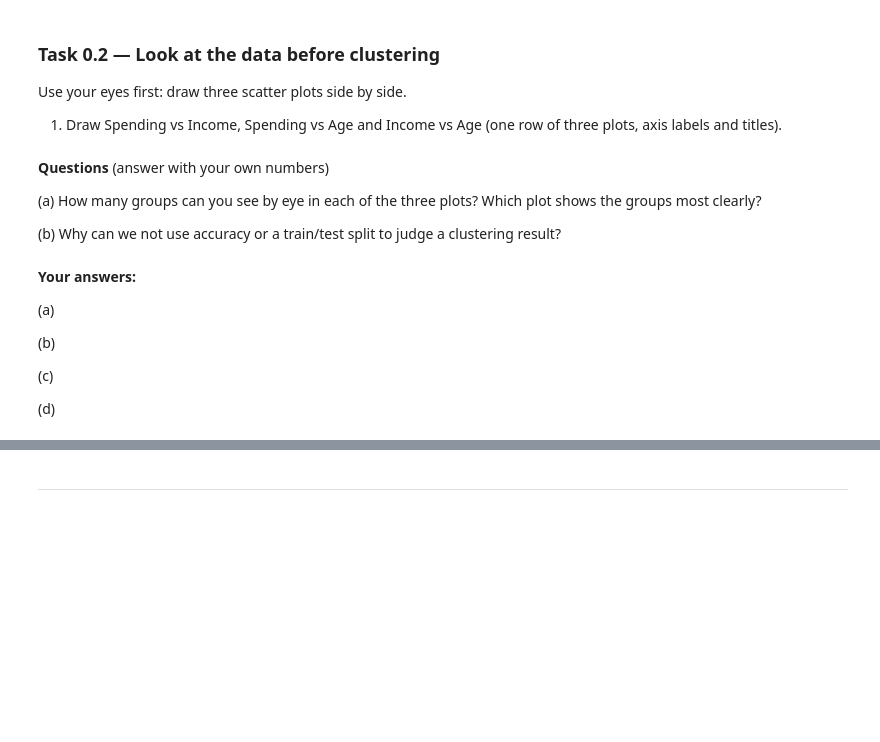
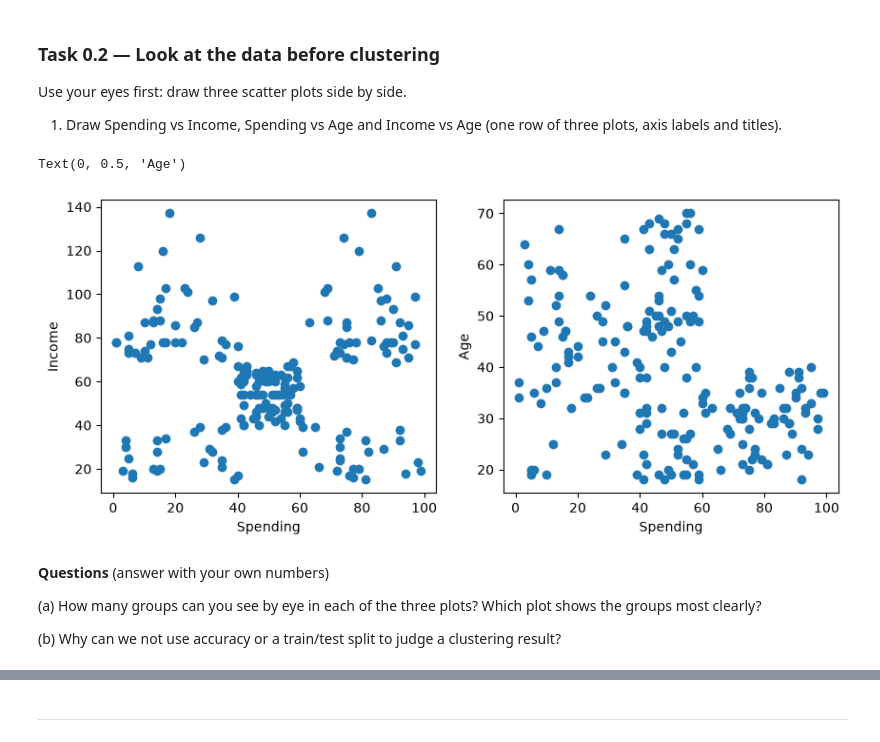
Before and after one commit to MubashirShafique/machine-learning-coursework, a Jupyter notebook: week10 Lab/Lab10_KMeans_Clustering_Template.ipynb, the cells around one changed output, grey strips where cells are left out. Cells and saved outputs as stored; diff of their text form; code cells hidden in the pictures; blank space fills up the shorter version.

```diff
--- a/week10 Lab/Lab10_KMeans_Clustering_Template.ipynb
+++ b/week10 Lab/Lab10_KMeans_Clustering_Template.ipynb
@@ -46,0 +55,9 @@ Load Mall_Customers.csv and understand it in one cell.
+# %%
+# YOUR CODE HERE
+df=pd.read_csv("Mall_Customers.csv")
+df.rename(columns={'Annual Income (k$)': 'Income', 'Spending Score (1-100)': 'Spending'}, inplace=True)
+print("Shape is : ",df.shape)
+print("Missing values : ",df.isnull().sum())
+print("duplicates in data : ",df.duplicated().sum())
+print("Gender Values Counts : ",df["Gender"].value_counts())
+df[['Age','Income','Spending']].describe(include='number')
@@ -55,16 +92,18 @@ Use your eyes first: draw three scatter plots side by side.
+# %%
+# YOUR CODE HERE
+fig, axes = plt.subplots(1, 2, figsize=(10, 4))
+axes[0].scatter(df["Spending"],df["Income"])
+axes[0].set_xlabel("Spending")
+axes[0].set_ylabel("Income")
+axes[1].scatter(df["Spending"],df["Age"])
+axes[1].set_xlabel("Spending")
+axes[1].set_ylabel("Age")
+# %% [output]
+Text(0, 0.5, 'Age')
+[figure, added]
 # %% [markdown]
 **Questions** (answer with your own numbers)
 
 (a) How many groups can you see by eye in each of the three plots? Which plot shows the groups most clearly?
 
 (b) Why can we not use accuracy or a train/test split to judge a clustering result?
-# %% [markdown]
-**Your answers:**
-
-(a)
-
-(b)
-
-(c)
-
-(d)
```
Also changed, not shown: parts of 11 cells of this notebook.
